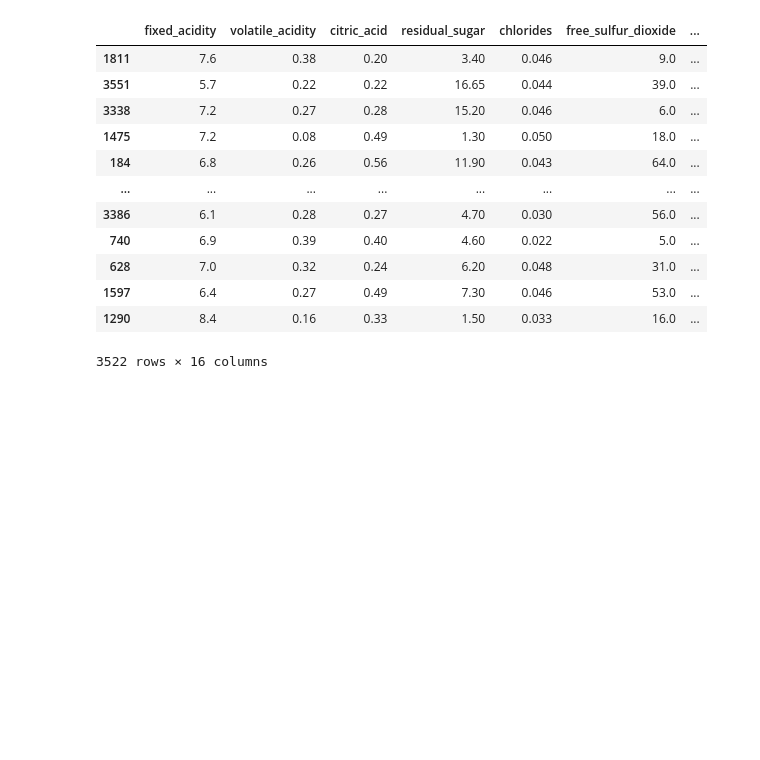
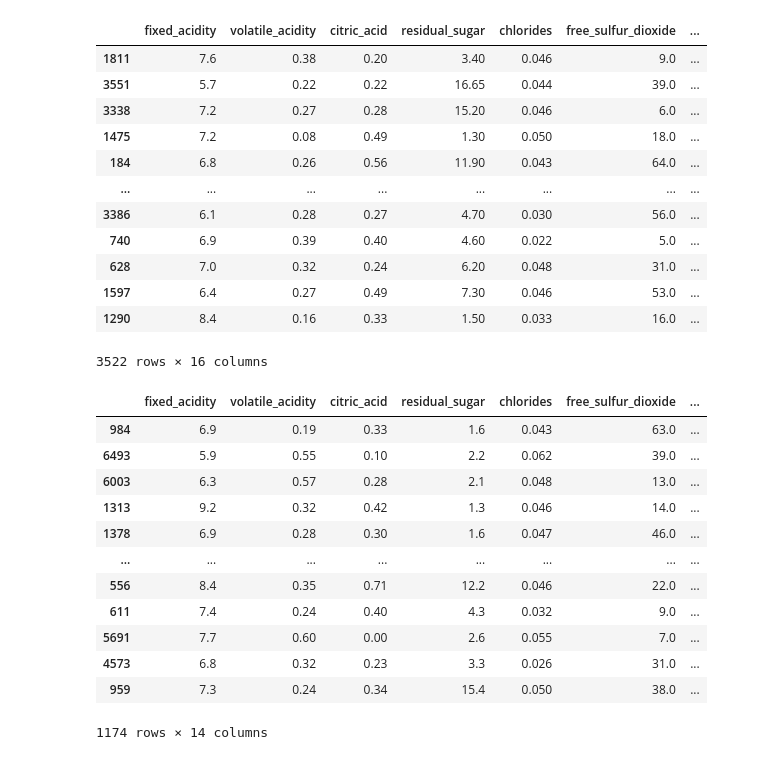
Before and after one commit to pagelwine/wine_project, a Jupyter notebook: divante_scratch.ipynb, the cells around one changed output. Drawn from its saved outputs; the diff is of its cells as text; code cells hidden in the pictures; blank space fills up the shorter version.

Commit message:
added validate data

```diff
--- a/divante_scratch.ipynb
+++ b/divante_scratch.ipynb
@@ -309,3 +295,25 @@ train
 # pd.concat(train.iloc[], train.iloc[])
 # %%
 cols = ['alcohol', 'density']
+# %%
+X = validate[['citric_acid', 'residual_sugar']]
+
+kmeans = KMeans(n_clusters=3)
+kmeans.fit(X)
+
+validate['cluster_cit_acd_res_sug'] = kmeans.predict(X)
+validate
+# %% [output]
+|  | fixed_acidity | volatile_acidity | citric_acid | residual_sugar | chlorides | free_sulfur_dioxide | ... |
+| 984 | 6.9 | 0.19 | 0.33 | 1.6 | 0.043 | 63.0 | ... |
+| 6493 | 5.9 | 0.55 | 0.10 | 2.2 | 0.062 | 39.0 | ... |
+| 6003 | 6.3 | 0.57 | 0.28 | 2.1 | 0.048 | 13.0 | ... |
+| 1313 | 9.2 | 0.32 | 0.42 | 1.3 | 0.046 | 14.0 | ... |
+| 1378 | 6.9 | 0.28 | 0.30 | 1.6 | 0.047 | 46.0 | ... |
+| ... | ... | ... | ... | ... | ... | ... | ... |
+| 556 | 8.4 | 0.35 | 0.71 | 12.2 | 0.046 | 22.0 | ... |
+| 611 | 7.4 | 0.24 | 0.40 | 4.3 | 0.032 | 9.0 | ... |
+| 5691 | 7.7 | 0.60 | 0.00 | 2.6 | 0.055 | 7.0 | ... |
+| 4573 | 6.8 | 0.32 | 0.23 | 3.3 | 0.026 | 31.0 | ... |
+| 959 | 7.3 | 0.24 | 0.34 | 15.4 | 0.050 | 38.0 | ... |
+1174 rows × 14 columns
```
Also changed, not shown: parts of 18 cells of this notebook, 1 other file.
